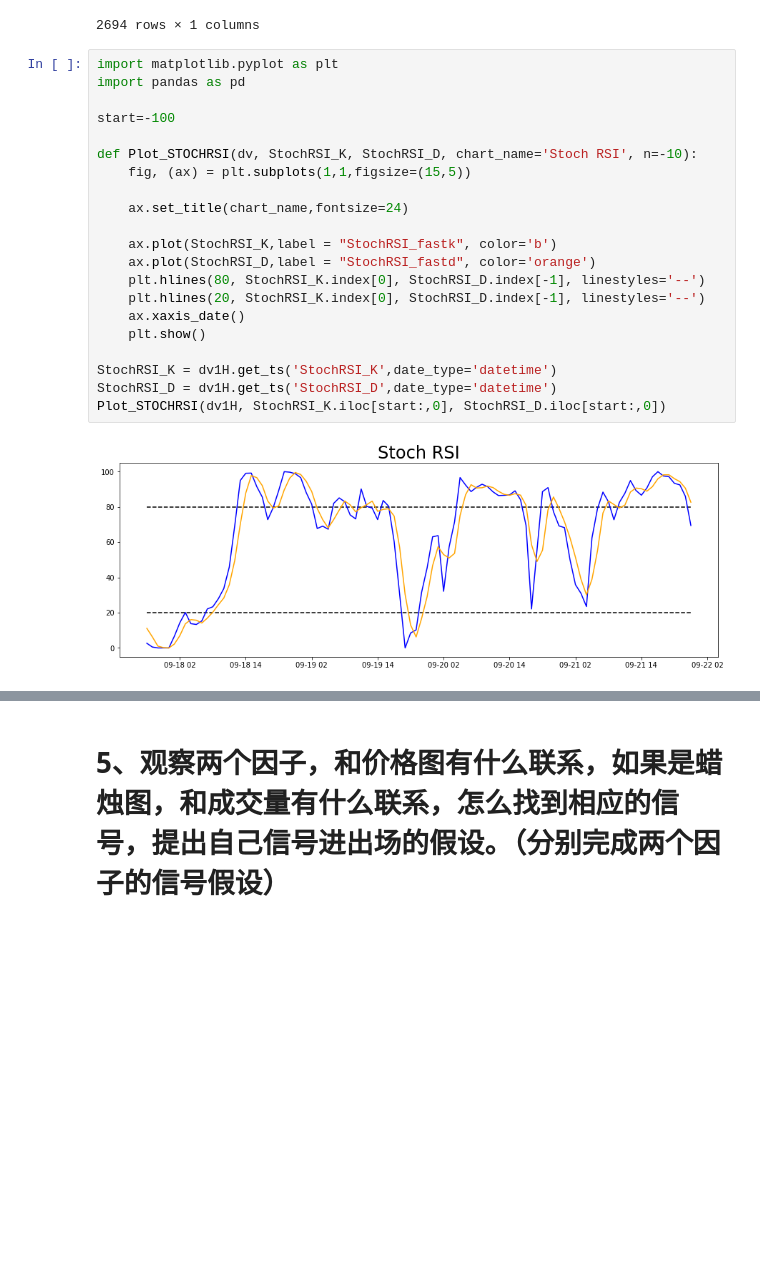
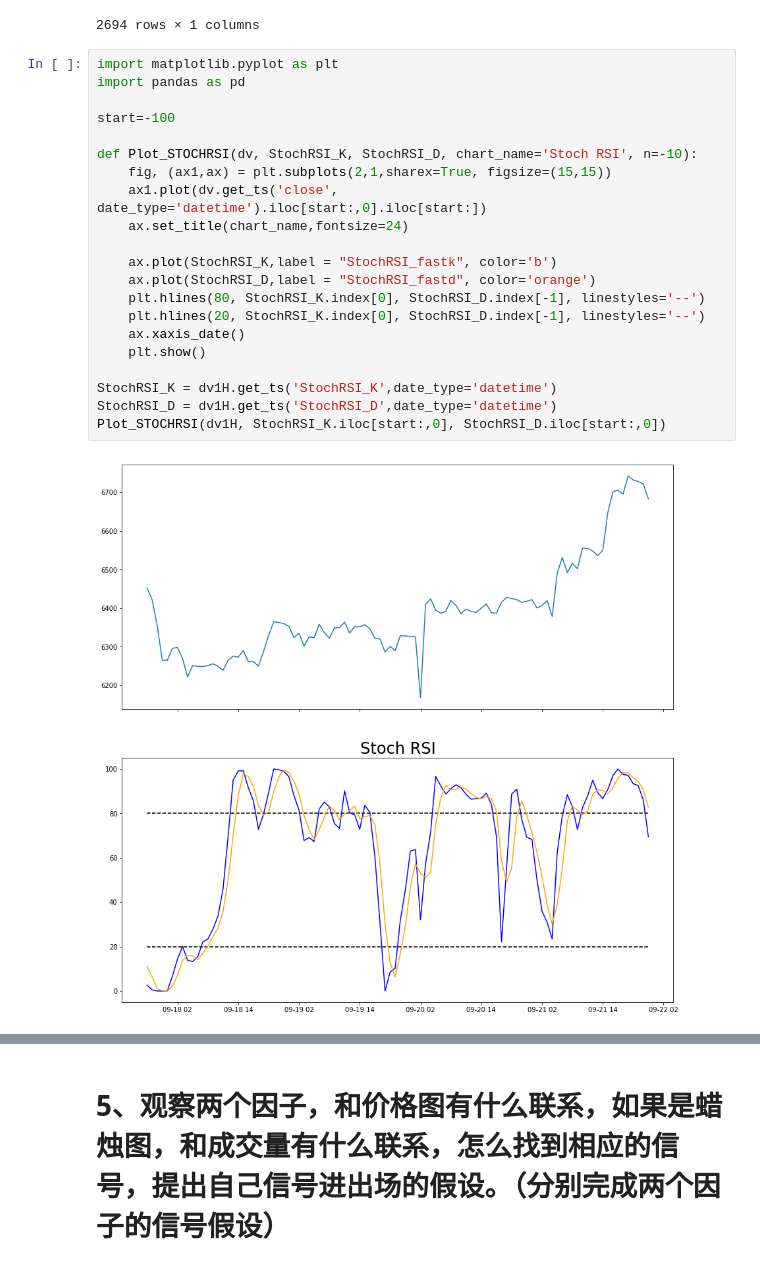
Before and after one commit to yingxiaoGuo/quant-homework-, a Jupyter notebook: 数据获取与因子绩效试题.ipynb, the cells around one changed output, grey strips where cells are left out. Saved outputs shown, nothing was run; the diff lists cells and outputs as text; blank space fills up the shorter version.

```diff
--- a/数据获取与因子绩效试题.ipynb
+++ b/数据获取与因子绩效试题.ipynb
@@ -403,23 +403,23 @@ Field [StochRSI_D] is overwritten.
 # %%
 import matplotlib.pyplot as plt
 import pandas as pd
 
 start=-100
 
 def Plot_STOCHRSI(dv, StochRSI_K, StochRSI_D, chart_name='Stoch RSI', n=-10):
-    fig, (ax) = plt.subplots(1,1,figsize=(15,5))
-
+    fig, (ax1,ax) = plt.subplots(2,1,sharex=True, figsize=(15,15))
+    ax1.plot(dv.get_ts('close', date_type='datetime').iloc[start:,0].iloc[start:])
     ax.set_title(chart_name,fontsize=24)
 
     ax.plot(StochRSI_K,label = "StochRSI_fastk", color='b')
     ax.plot(StochRSI_D,label = "StochRSI_fastd", color='orange')
     plt.hlines(80, StochRSI_K.index[0], StochRSI_D.index[-1], linestyles='--')
     plt.hlines(20, StochRSI_K.index[0], StochRSI_D.index[-1], linestyles='--')
     ax.xaxis_date()
     plt.show()
 
 StochRSI_K = dv1H.get_ts('StochRSI_K',date_type='datetime')
 StochRSI_D = dv1H.get_ts('StochRSI_D',date_type='datetime')
 Plot_STOCHRSI(dv1H, StochRSI_K.iloc[start:,0], StochRSI_D.iloc[start:,0])
 # %% [output]
-[figure, old version]
+[figure, new version]
```
Also changed, not shown: parts of 1 cell of this notebook.
